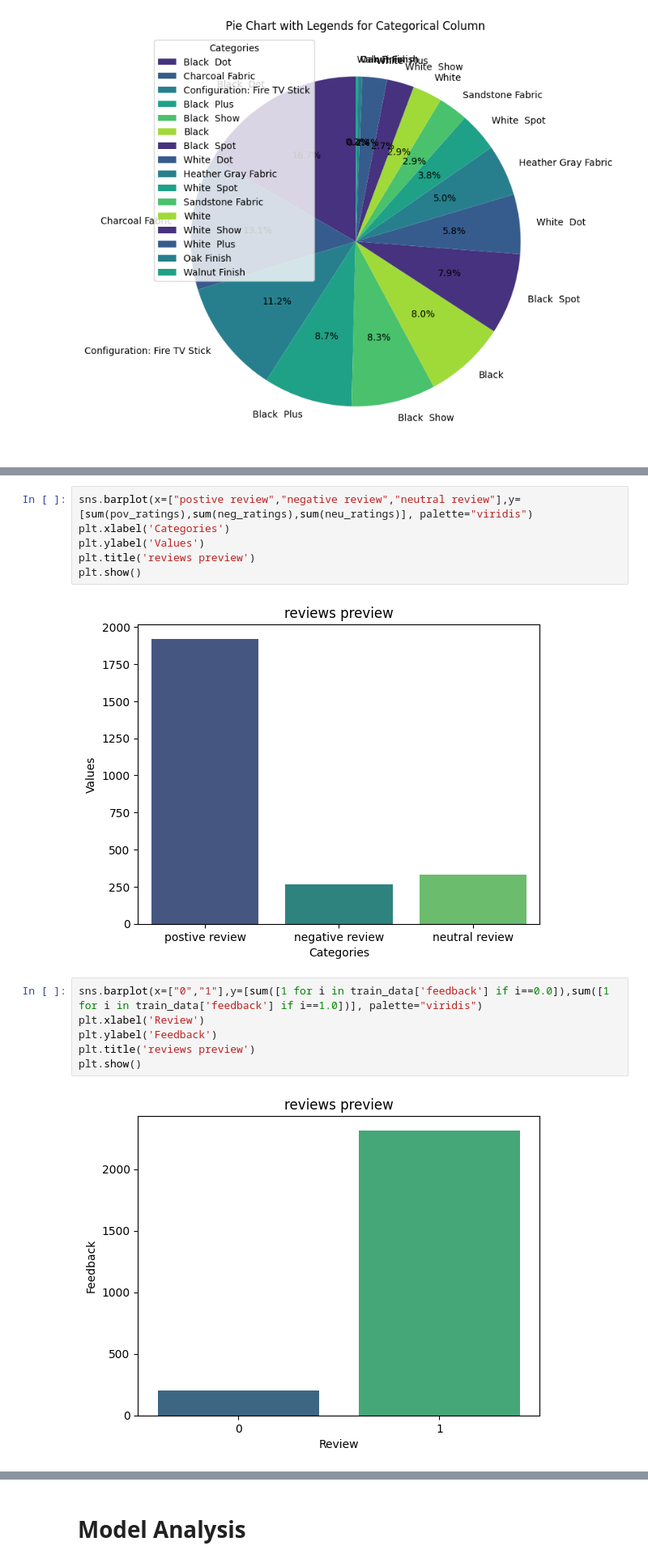
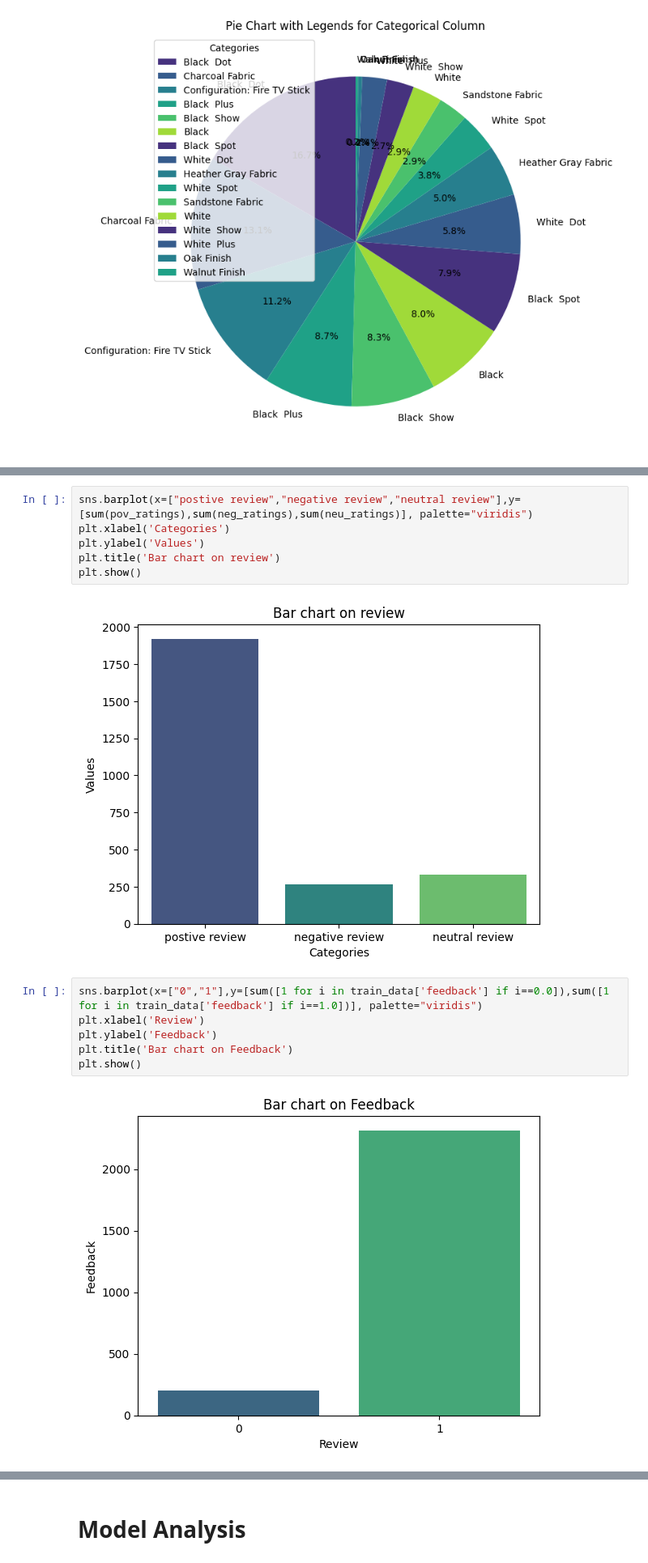
Before and after one commit to jgyfutub/Logical-Rhythm2023, a Jupyter notebook: anyanlptransformers.ipynb, the cells around one changed output, grey strips where cells are left out. Shown: that part at 81% size. Saved outputs shown, nothing was run; the diff lists cells and outputs as text.

```diff
--- a/anyanlptransformers.ipynb
+++ b/anyanlptransformers.ipynb
@@ -135,15 +146,15 @@ plt.show()
 sns.barplot(x=["postive review","negative review","neutral review"],y=[sum(pov_ratings),sum(neg_ratings),sum(neu_ratings)], palette="viridis")
 plt.xlabel('Categories')
 plt.ylabel('Values')
-plt.title('reviews preview')
+plt.title('Bar chart on review')
 plt.show()
 # %% [output]
-[figure, old version]
+[figure, new version]
 # %%
 sns.barplot(x=["0","1"],y=[sum([1 for i in train_data['feedback'] if i==0.0]),sum([1 for i in train_data['feedback'] if i==1.0])], palette="viridis")
 plt.xlabel('Review')
 plt.ylabel('Feedback')
-plt.title('reviews preview')
+plt.title('Bar chart on Feedback')
 plt.show()
 # %% [output]
-[figure, old version]
+[figure, new version]
```
Also changed, not shown: parts of 18 cells of this notebook.
